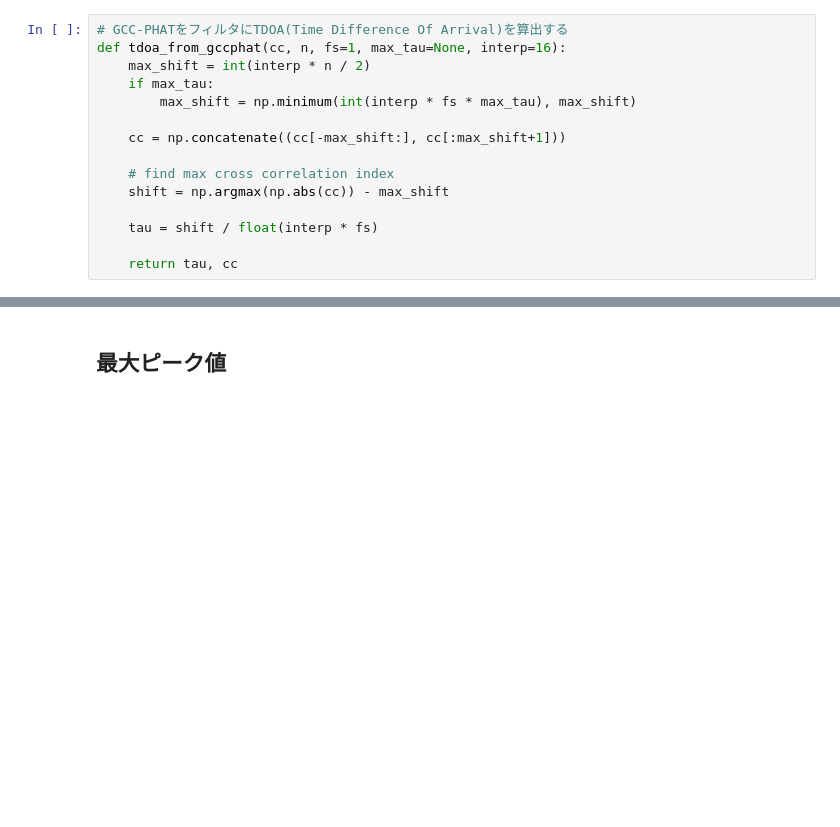
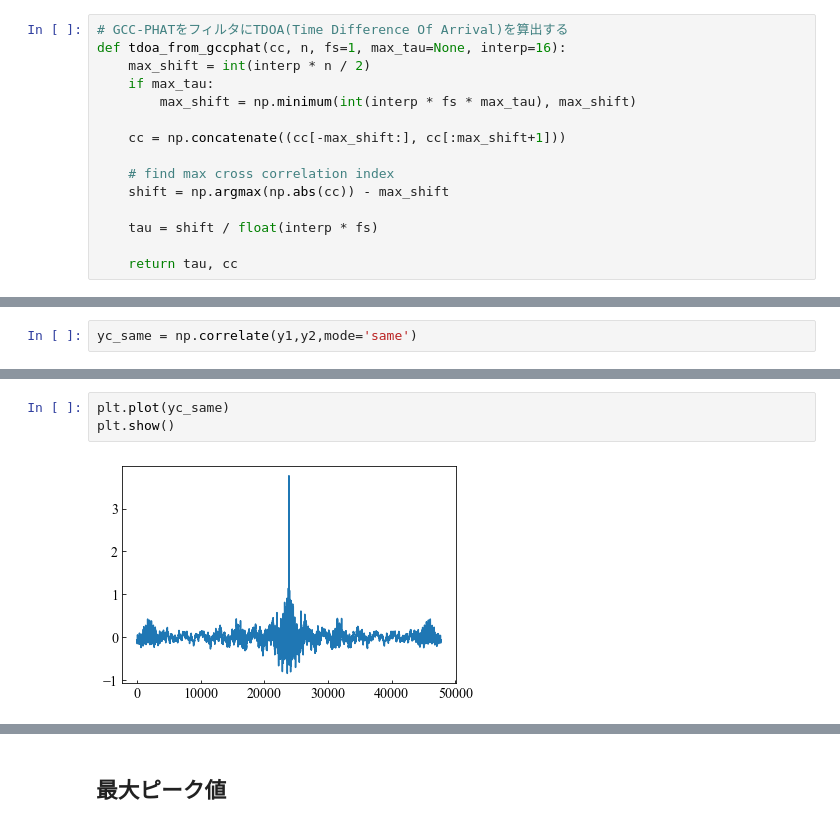
Before and after one commit to kato-toranosuke/DoV_ML, a Jupyter notebook: ipynb/fetch_features.ipynb, the cells around one changed output, grey strips where cells are left out. Saved outputs shown, nothing was run; the diff lists cells and outputs as text; blank space fills up the shorter version.

```diff
--- a/ipynb/fetch_features.ipynb
+++ b/ipynb/fetch_features.ipynb
@@ -641,0 +871,2 @@ def tdoa_from_gccphat(cc, n, fs=1, max_tau=None, interp=16):
+# %%
+yc_same = np.correlate(y1,y2,mode='same')
@@ -641,0 +883,5 @@ def tdoa_from_gccphat(cc, n, fs=1, max_tau=None, interp=16):
+# %%
+plt.plot(yc_same)
+plt.show()
+# %% [output]
+[figure, added]
```
Also changed, not shown: parts of 27 cells of this notebook, 22 other files.
